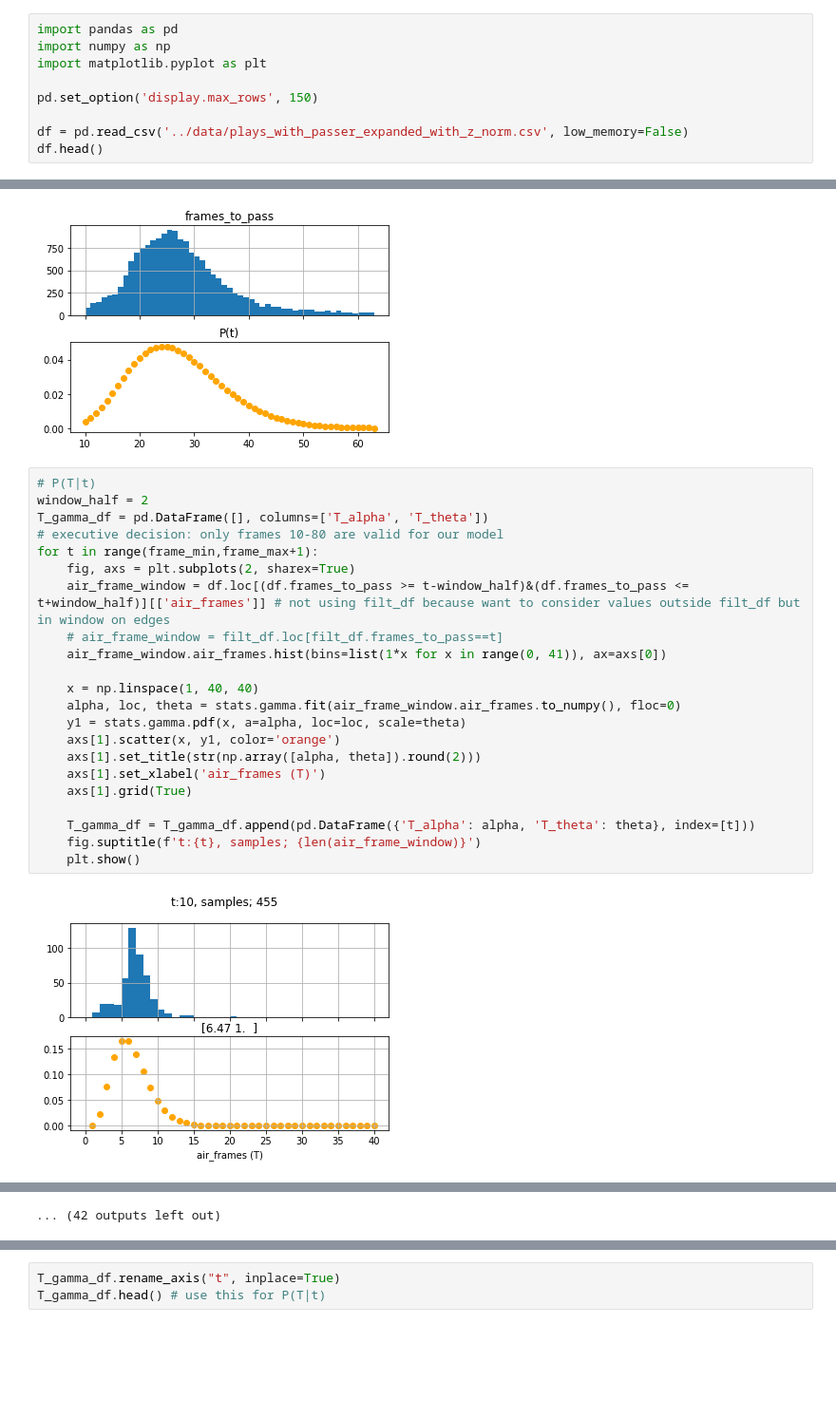
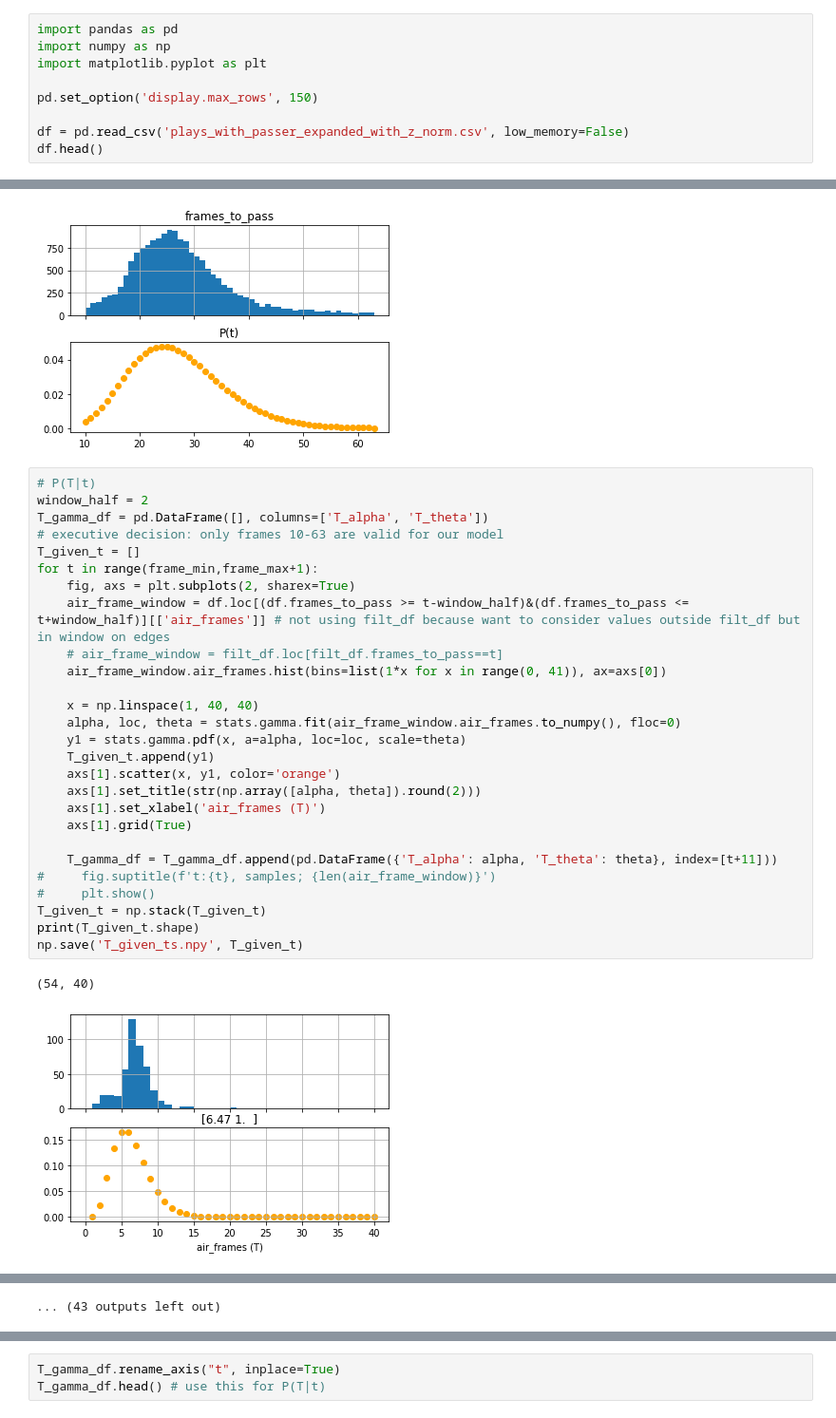
Before and after one commit to uditrana/BigDataBowl, a Jupyter notebook: analysis/tof by seconds after snap.ipynb, the cells around one changed output, grey strips where cells are left out. Shown at 95% size. Saved outputs shown, nothing was run; the diff lists cells and outputs as text; blank space fills up the shorter version.

```diff
--- a/analysis/tof by seconds after snap.ipynb
+++ b/analysis/tof by seconds after snap.ipynb
@@ -5,7 +5,7 @@ import matplotlib.pyplot as plt
 
 pd.set_option('display.max_rows', 150)
 
-df = pd.read_csv('../data/plays_with_passer_expanded_with_z_norm.csv', low_memory=False)
+df = pd.read_csv('plays_with_passer_expanded_with_z_norm.csv', low_memory=False)
 df.head()
 # %% [output]
 |  | gameId | playId | playDescription | quarter | down | yardsToGo | possessionTeam | playType | ... |
@@ -83,24 +83,30 @@ plt.show()
 # %%
 # P(T|t)
 window_half = 2
 T_gamma_df = pd.DataFrame([], columns=['T_alpha', 'T_theta'])
-# executive decision: only frames 10-80 are valid for our model
+# executive decision: only frames 10-63 are valid for our model
+T_given_t = []
 for t in range(frame_min,frame_max+1):
     fig, axs = plt.subplots(2, sharex=True)
     air_frame_window = df.loc[(df.frames_to_pass >= t-window_half)&(df.frames_to_pass <= t+window_half)][['air_frames']] # not using filt_df because want to consider values outside filt_df but in window on edges
     # air_frame_window = filt_df.loc[filt_df.frames_to_pass==t]
     air_frame_window.air_frames.hist(bins=list(1*x for x in range(0, 41)), ax=axs[0])
 
     x = np.linspace(1, 40, 40)
     alpha, loc, theta = stats.gamma.fit(air_frame_window.air_frames.to_numpy(), floc=0)
     y1 = stats.gamma.pdf(x, a=alpha, loc=loc, scale=theta)
+    T_given_t.append(y1)
     axs[1].scatter(x, y1, color='orange')
     axs[1].set_title(str(np.array([alpha, theta]).round(2)))
     axs[1].set_xlabel('air_frames (T)')
     axs[1].grid(True)
 
-    T_gamma_df = T_gamma_df.append(pd.DataFrame({'T_alpha': alpha, 'T_theta': theta}, index=[t]))
-    fig.suptitle(f't:{t}, samples; {len(air_frame_window)}')
-    plt.show()
+    T_gamma_df = T_gamma_df.append(pd.DataFrame({'T_alpha': alpha, 'T_theta': theta}, index=[t+11]))
+#     fig.suptitle(f't:{t}, samples; {len(air_frame_window)}')
+#     plt.show()
+T_given_t = np.stack(T_given_t)
+print(T_given_t.shape)
+np.save('T_given_ts.npy', T_given_t)
 # %% [output]
+(54, 40)
-[figure, old version]
+[figure, new version]
@@ -118 +123 @@ for t in range(frame_min,frame_max+1):
-... (42 outputs left out)
+... (43 outputs left out)
```
Also changed, not shown: parts of 2 cells of this notebook, 2 other files.
